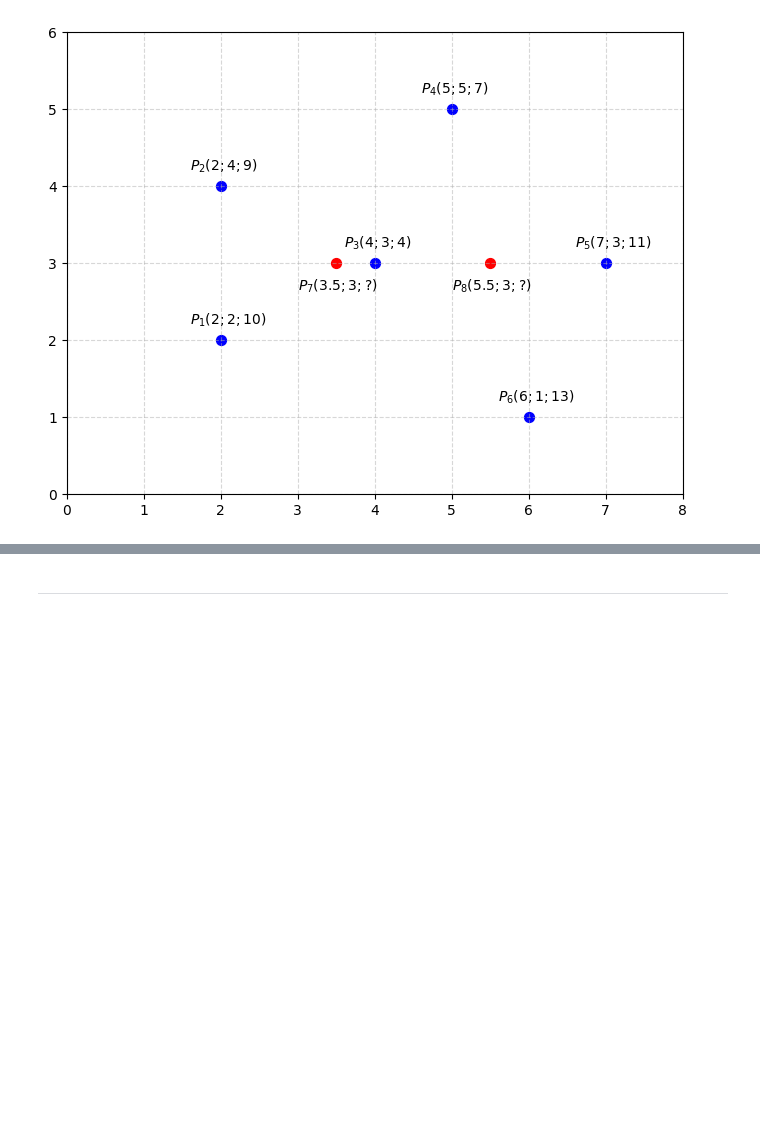
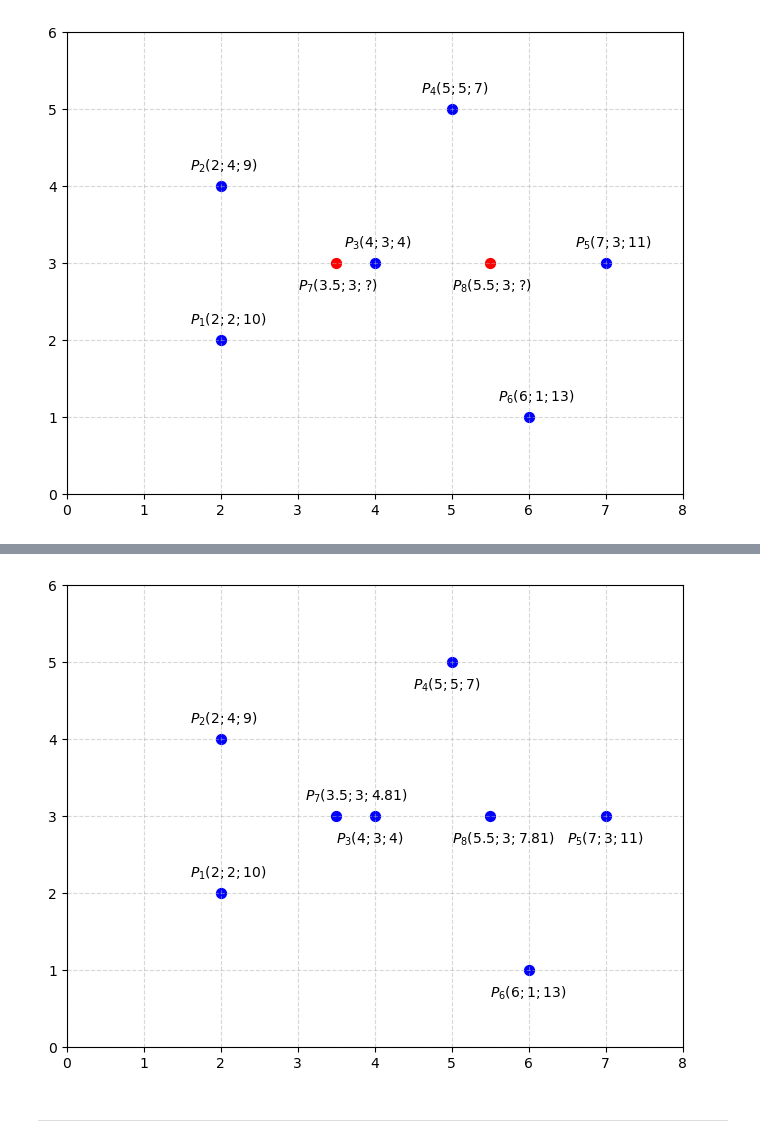
Before and after one commit to as3ert/TMFVC, a Jupyter notebook: Assignment 8/TMFVC_Ass08.ipynb, the cells around one changed output, grey strips where cells are left out. Saved outputs shown, nothing was run; the diff lists cells and outputs as text; code cells hidden in the pictures; blank space fills up the shorter version.

```diff
--- a/Assignment 8/TMFVC_Ass08.ipynb
+++ b/Assignment 8/TMFVC_Ass08.ipynb
@@ -223,3 +445,81 @@ ax.set_aspect('equal', adjustable='box')
 plt.show()
 # %% [output]
 [figure]
+# %%
+points = {
+    "P_1(2;2;10)": (2, 2, 10),
+    "P_2(2;4;9)": (2, 4, 9),
+    "P_3(4;3;4)": (4, 3, 4),
+    "P_4(5;5;7)": (5, 5, 7),
+    "P_5(7;3;11)": (7, 3, 11),
+    "P_6(6;1;13)": (6, 1, 13),
+    "P_7(3.5;3;?)": (3.5, 3, None),  # Value unknown
+    "P_8(5.5;3;?)": (5.5, 3, None),  # Value unknown
+}
+
+mu = 2
+
+def check_neighbors(x, y, points):
+    neighbors = []
+
+    for xi, yi, zi in points:
+        if zi == None:
+            continue
+
+        dist = np.sqrt((x - xi)**2 + (y - yi)**2)
+        if dist <= 3:
+            neighbors.append((xi, yi, zi, dist))
+    return neighbors
+
+def shepard_interpolation(x, y, points, mu):
+    neighbors = check_neighbors(x, y, points)
+    numerator = 0
+    denominator = 0
+    weights = []
+
+    for xi, yi, zi, dist in neighbors:
+        weight = 1 / dist**mu
+        weights.append(weight)
+        numerator += zi * weight
+        denominator += weight
+
+    for i, (xi, yi, zi, dist) in enumerate(neighbors):
+        print(f"Neighbor: ({xi}, {yi}, {zi:.2f}), Distance: {dist:.2f}, Weight: {weights[i]/denominator:.6f}")
+
+    return numerator / denominator
+
+new_items = {}
+
+interpolate_points = [k for k, v in points.items() if v[2] is None]
+
+for key in interpolate_points:
+    x, y, _ = points[key]
+
+    print(f"\nInterpolating for {key}")
+    z = shepard_interpolation(x, y, list(points.values()), mu)
+
+    points.pop(key)
+    new_key = key.replace("?", f"{z:.2f}")
+    points[new_key] = (x, y, z)
+
+fig, ax = plt.subplots(figsize=(8, 6))
+
+for label, (x, y, value) in points.items():
+    if x >= 4:
+        offset_x, offset_y = -0.5, -0.35
+    else:
+        offset_x, offset_y = -0.4, 0.2
+
+    annotation = f"${label}$"
+    ax.scatter(x, y, color="blue", s=50)
+    ax.text(x + offset_x, y + offset_y, annotation, fontsize=10)
+
+ax.grid(visible=True, linestyle="--", alpha=0.5)
+ax.set_xlim(0, 8)
+ax.set_ylim(0, 6)
+ax.set_xticks(range(9))
+ax.set_yticks(range(7))
+ax.set_aspect('equal', adjustable='box')
+
+plt.show()
+# %% [output]
@@ -226,3 +538,4 @@ plt.show()
+[figure, added]
 # %% [markdown]
 <hr>
 # %% [markdown]
```
Also changed, not shown: parts of 14 cells of this notebook, 1 other file.
